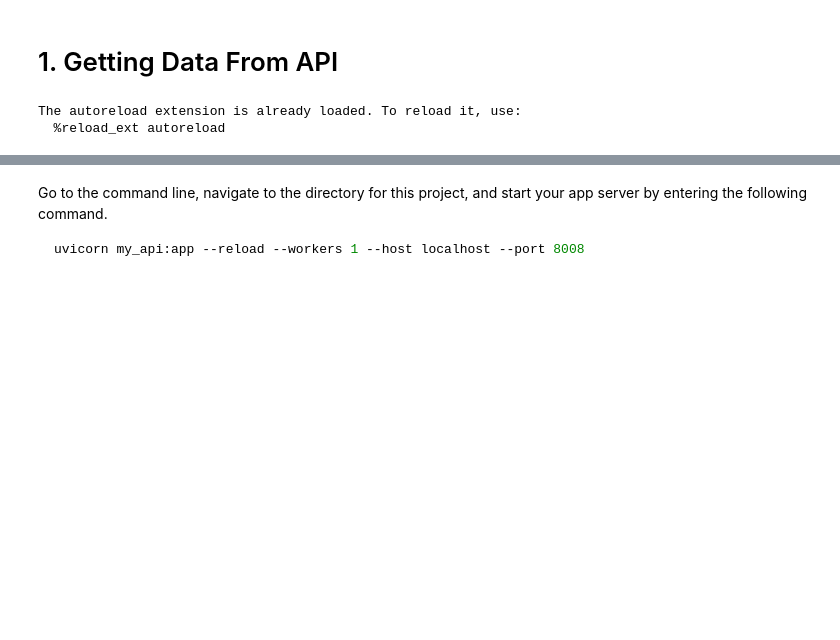
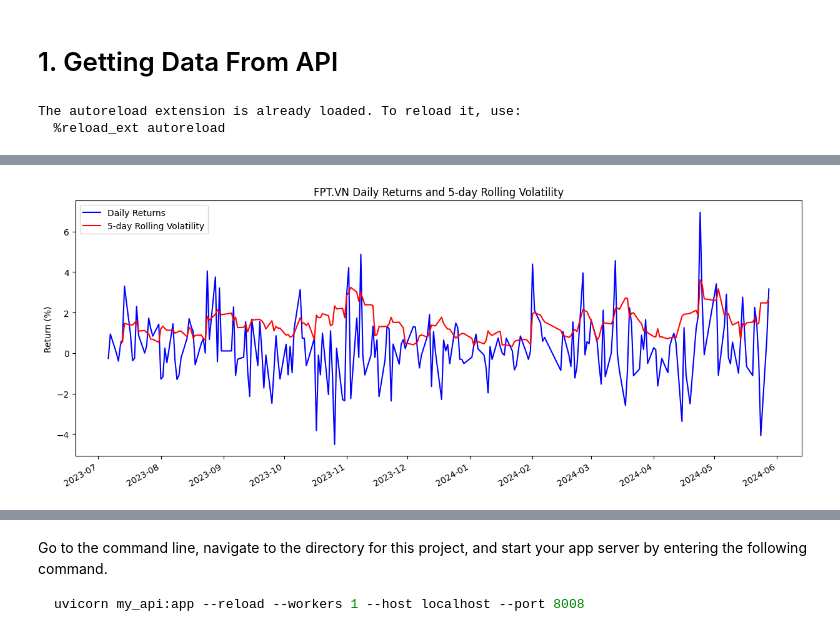
Before and after one commit to haison19952013/Personal-Data-Science-Projects, a Jupyter notebook: Stock Volatility Forecasting In Vietnam/main.ipynb, the cells around one changed output, grey strips where cells are left out. Drawn from its saved outputs; the diff is of its cells as text; code cells hidden in the pictures; blank space fills up the shorter version.

```diff
--- a/Stock Volatility Forecasting In Vietnam/main.ipynb
+++ b/Stock Volatility Forecasting In Vietnam/main.ipynb
@@ -62,0 +108,6 @@ gm_FPT.load()
+# %%
+FPT_rolling_5d_volatility = df_wrangle['return'].rolling(window = 5).std().dropna()
+
+print("rolling_5d_volatility type:", type(FPT_rolling_5d_volatility))
+print("rolling_5d_volatility shape:", FPT_rolling_5d_volatility.shape)
+FPT_rolling_5d_volatility.head()
@@ -62,0 +124,15 @@ gm_FPT.load()
+# %%
+fig, ax = plt.subplots(figsize=(10, 6))
+# Plot `return`
+df_wrangle['return'].plot(ax = ax, color = 'blue', label = 'Daily Returns')
+# Plot `FPT_rolling_50d_volatility`
+FPT_rolling_5d_volatility.plot(ax = ax, color = 'red', label = '5-day Rolling Volatility')
+# Add x-axis label
+ax.set_xlabel('')
+ax.set_ylabel('Return (%)')
+# Add title
+ax.set_title(f'{ticker} Daily Returns and 5-day Rolling Volatility')
+# Add legend
+ax.legend();
+# %% [output]
+[figure, added]
```
Also changed, not shown: parts of 48 cells of this notebook, 2 other files.
